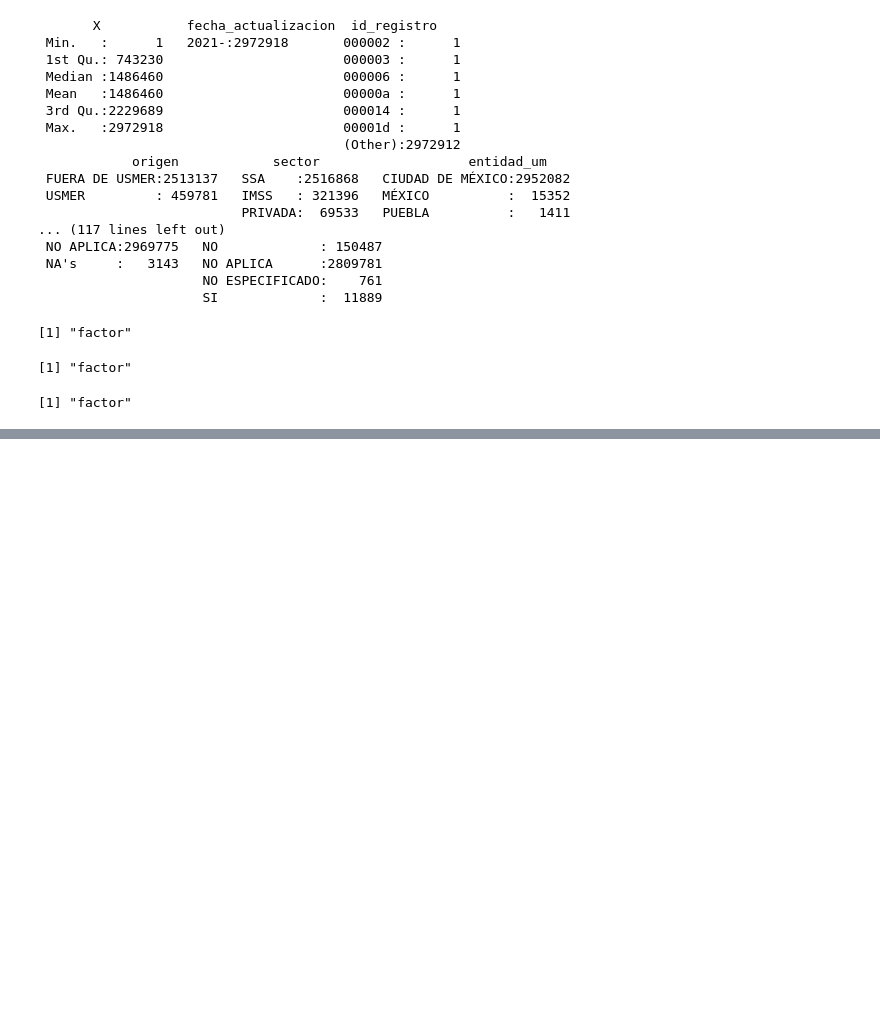
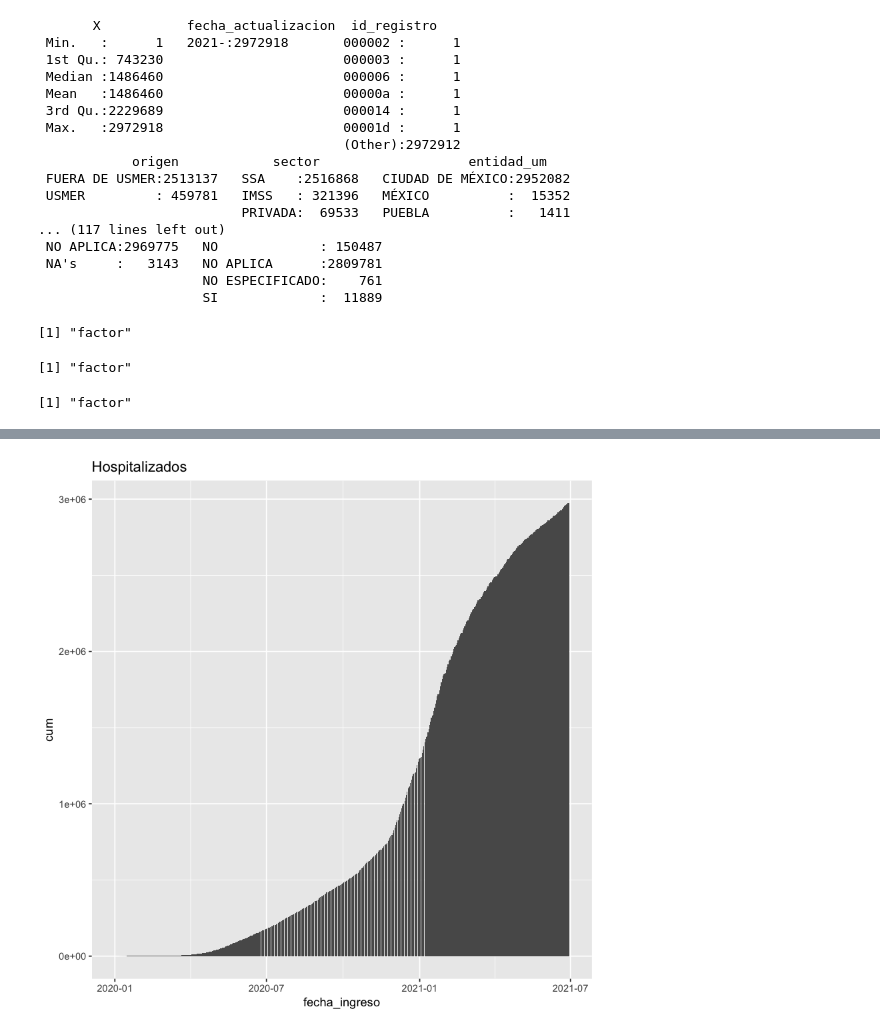
Before and after one commit to prope-2021-gh-classroom/practica-final-verano-2021-marcoyel21, a Jupyter notebook: extraccion_limpieza.ipynb, the cells around one changed output, grey strips where cells are left out. Drawn from its saved outputs; the diff is of its cells as text; code cells hidden in the pictures; blank space fills up the shorter version.

```diff
--- a/extraccion_limpieza.ipynb
+++ b/extraccion_limpieza.ipynb
@@ -110,0 +142,5 @@ write.csv(data,"data.csv")
+# %%
+ggplot(data=ingreso, aes(x=fecha_ingreso, y=cum)) +
+  geom_bar(stat="identity")+ggtitle("Hospitalizados")
+# %% [output]
+[figure, added]
```
Also changed, not shown: parts of 9 cells of this notebook.
